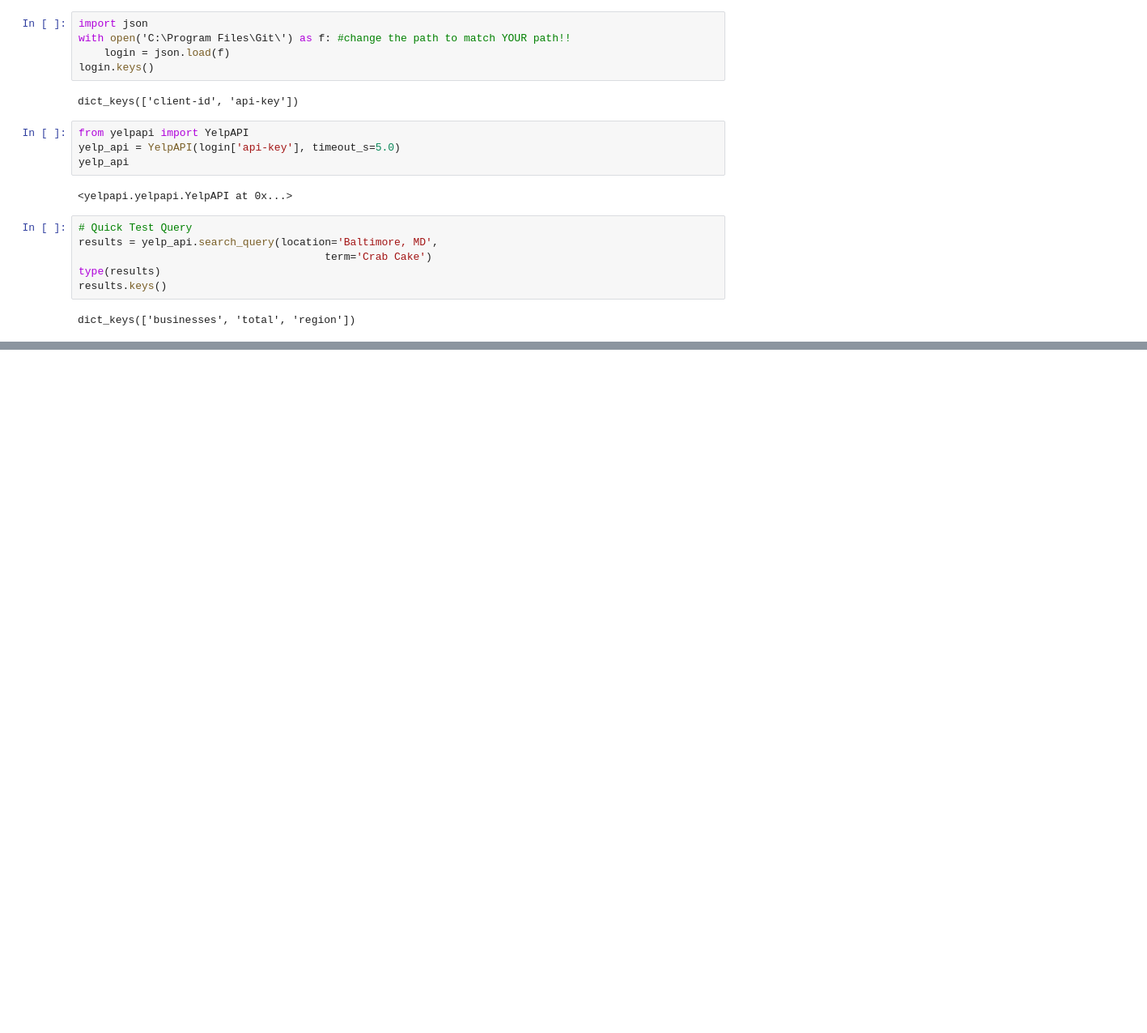
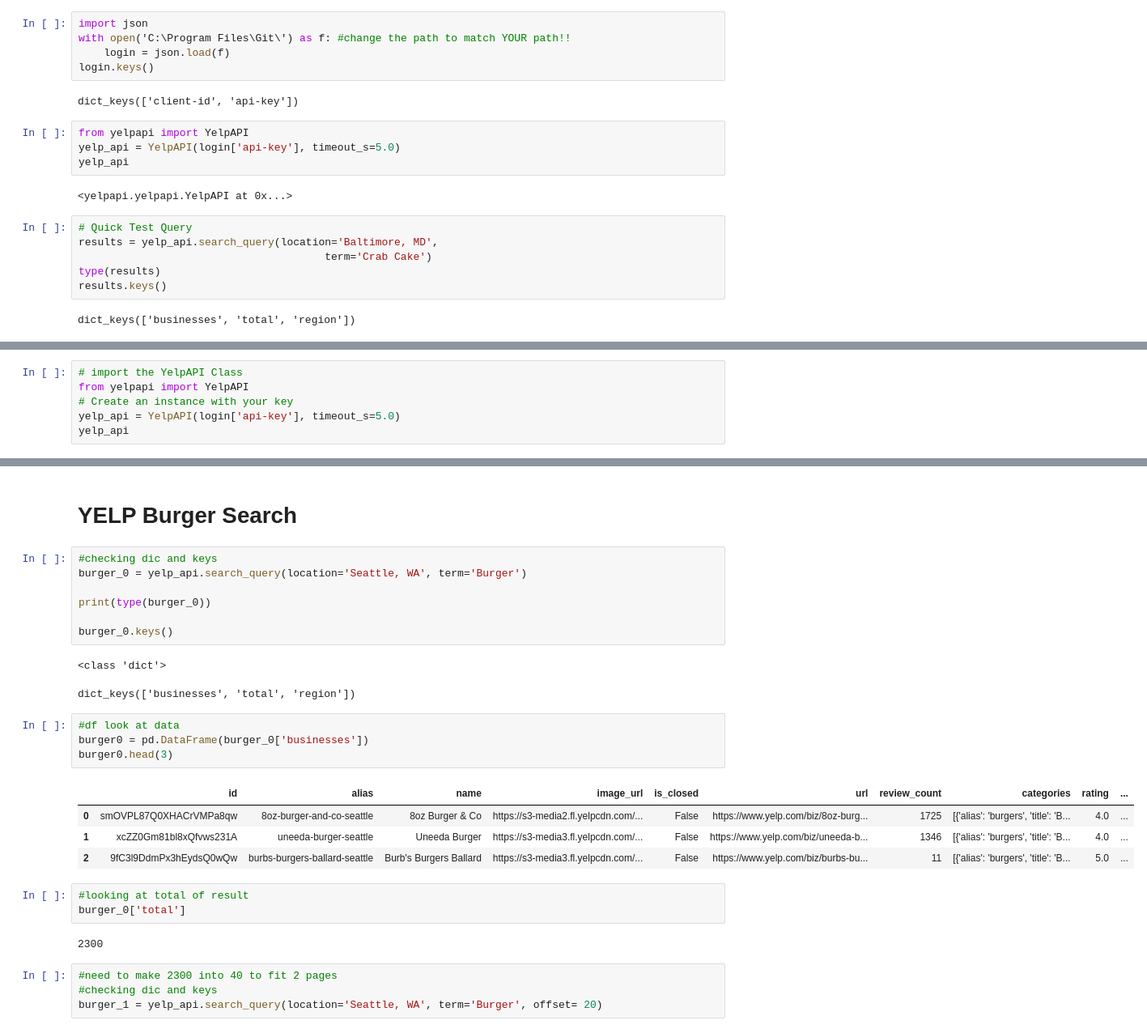
Before and after one commit to Jonny-T87/Yelp-API, a Jupyter notebook: Yelp API.ipynb, the cells around one changed output, grey strips where cells are left out. Shown at 81% size. Cells and saved outputs as stored; diff of their text form; blank space fills up the shorter version.

Commit message:
Using the Yelp API (Practice)

```diff
--- a/Yelp API.ipynb
+++ b/Yelp API.ipynb
@@ -23,0 +138,6 @@ dict_keys(['businesses', 'total', 'region'])
+# %%
+# import the YelpAPI Class
+from yelpapi import YelpAPI
+# Create an instance with your key
+yelp_api = YelpAPI(login['api-key'], timeout_s=5.0)
+yelp_api
@@ -23,0 +216,30 @@ dict_keys(['businesses', 'total', 'region'])
+# %% [markdown]
+# YELP Burger Search
+# %%
+#checking dic and keys
+burger_0 = yelp_api.search_query(location='Seattle, WA', term='Burger')
+
+print(type(burger_0))
+
+burger_0.keys()
+# %% [output]
+<class 'dict'>
+dict_keys(['businesses', 'total', 'region'])
+# %%
+#df look at data
+burger0 = pd.DataFrame(burger_0['businesses'])
+burger0.head(3)
+# %% [output]
+|  | id | alias | name | image_url | is_closed | url | review_count | categories | rating | ... |
+| 0 | smOVPL87Q0XHACrVMPa8qw | 8oz-burger-and-co-seattle | 8oz Burger & Co | https://s3-media2.fl.yelpcdn.com/... | False | https://www.yelp.com/biz/8oz-burg... | 1725 | [{'alias': 'burgers', 'title': 'B... | 4.0 | ... |
+| 1 | xcZZ0Gm81bl8xQfvws231A | uneeda-burger-seattle | Uneeda Burger | https://s3-media3.fl.yelpcdn.com/... | False | https://www.yelp.com/biz/uneeda-b... | 1346 | [{'alias': 'burgers', 'title': 'B... | 4.0 | ... |
+| 2 | 9fC3l9DdmPx3hEydsQ0wQw | burbs-burgers-ballard-seattle | Burb's Burgers Ballard | https://s3-media3.fl.yelpcdn.com/... | False | https://www.yelp.com/biz/burbs-bu... | 11 | [{'alias': 'burgers', 'title': 'B... | 5.0 | ... |
+# %%
+#looking at total of result
+burger_0['total']
+# %% [output]
+2300
+# %%
+#need to make 2300 into 40 to fit 2 pages
+#checking dic and keys
+burger_1 = yelp_api.search_query(location='Seattle, WA', term='Burger', offset= 20)
```
Also changed, not shown: parts of 31 cells of this notebook, 1 other file.
